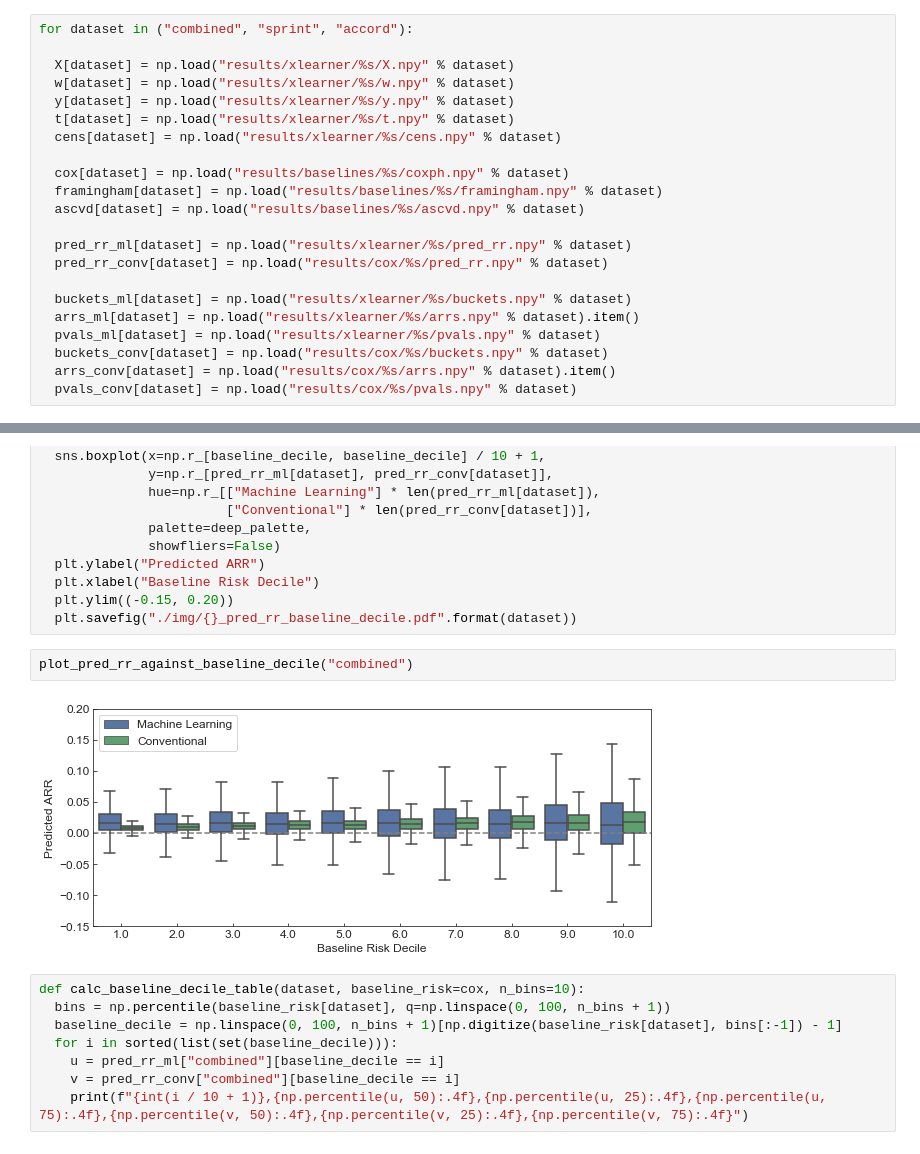
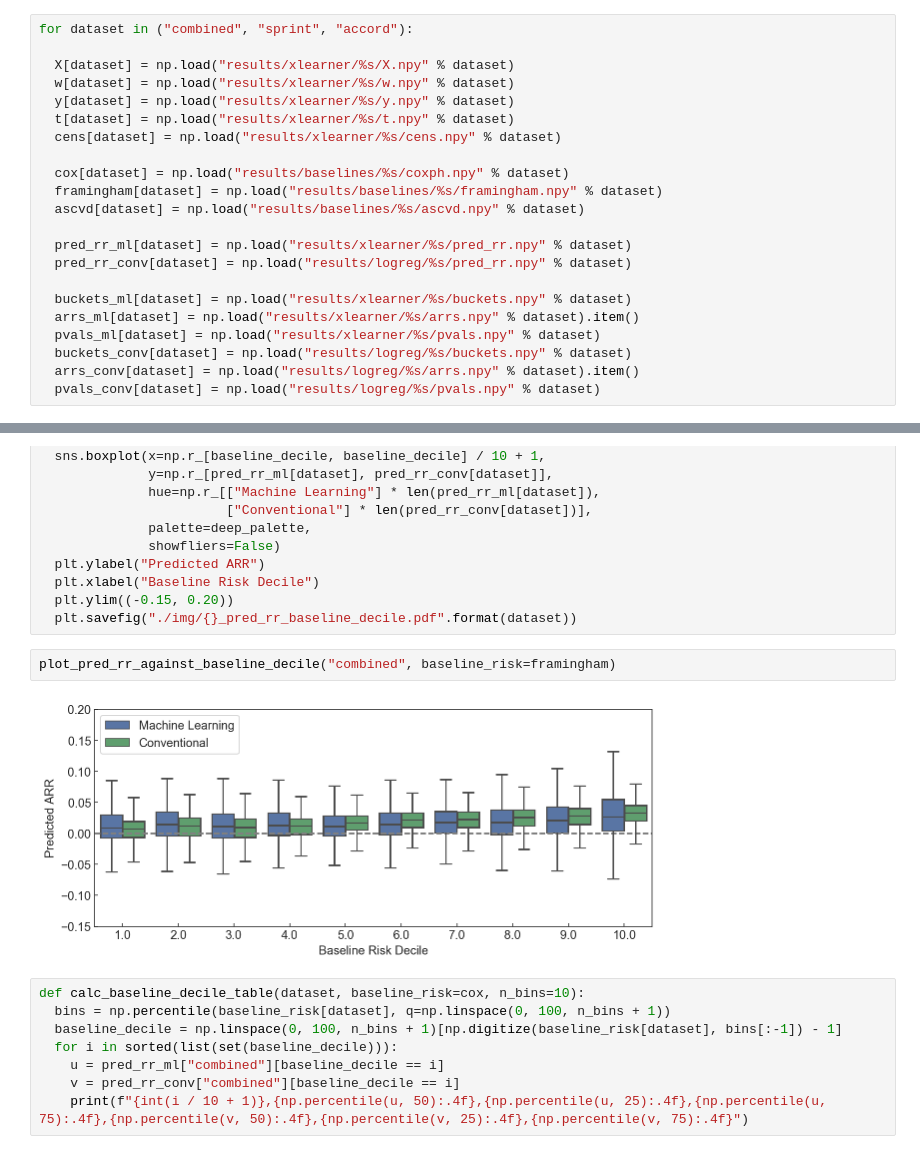
Before and after one commit to tonyduan/hte-prediction-rcts, a Jupyter notebook: plots.ipynb, the cells around one changed output, grey strips where cells are left out. Cells and saved outputs as stored; diff of their text form.

```diff
--- a/plots.ipynb
+++ b/plots.ipynb
@@ -42,14 +43,14 @@ for dataset in ("combined", "sprint", "accord"):
   ascvd[dataset] = np.load("results/baselines/%s/ascvd.npy" % dataset)
 
   pred_rr_ml[dataset] = np.load("results/xlearner/%s/pred_rr.npy" % dataset)
-  pred_rr_conv[dataset] = np.load("results/cox/%s/pred_rr.npy" % dataset)
+  pred_rr_conv[dataset] = np.load("results/logreg/%s/pred_rr.npy" % dataset)
 
   buckets_ml[dataset] = np.load("results/xlearner/%s/buckets.npy" % dataset)
   arrs_ml[dataset] = np.load("results/xlearner/%s/arrs.npy" % dataset).item()
   pvals_ml[dataset] = np.load("results/xlearner/%s/pvals.npy" % dataset)
-  buckets_conv[dataset] = np.load("results/cox/%s/buckets.npy" % dataset)
-  arrs_conv[dataset] = np.load("results/cox/%s/arrs.npy" % dataset).item()
-  pvals_conv[dataset] = np.load("results/cox/%s/pvals.npy" % dataset)
+  buckets_conv[dataset] = np.load("results/logreg/%s/buckets.npy" % dataset)
+  arrs_conv[dataset] = np.load("results/logreg/%s/arrs.npy" % dataset).item()
+  pvals_conv[dataset] = np.load("results/logreg/%s/pvals.npy" % dataset)
 # %%
 def calc_corr_in_pred_rr(dataset):
   print(stats.pearsonr(pred_rr_ml[dataset], pred_rr_conv[dataset]))
@@ -179,9 +185,9 @@ def plot_pred_rr_against_baseline_decile(dataset, baseline_risk=cox, n_bins=10):
   plt.ylim((-0.15, 0.20))
   plt.savefig("./img/{}_pred_rr_baseline_decile.pdf".format(dataset))
 # %%
-plot_pred_rr_against_baseline_decile("combined")
+plot_pred_rr_against_baseline_decile("combined", baseline_risk=framingham)
 # %% [output]
-[figure, old version]
+[figure, new version]
 # %%
 def calc_baseline_decile_table(dataset, baseline_risk=cox, n_bins=10):
   bins = np.percentile(baseline_risk[dataset], q=np.linspace(0, 100, n_bins + 1))
```
Also changed, not shown: parts of 11 cells of this notebook, 2 other files.
